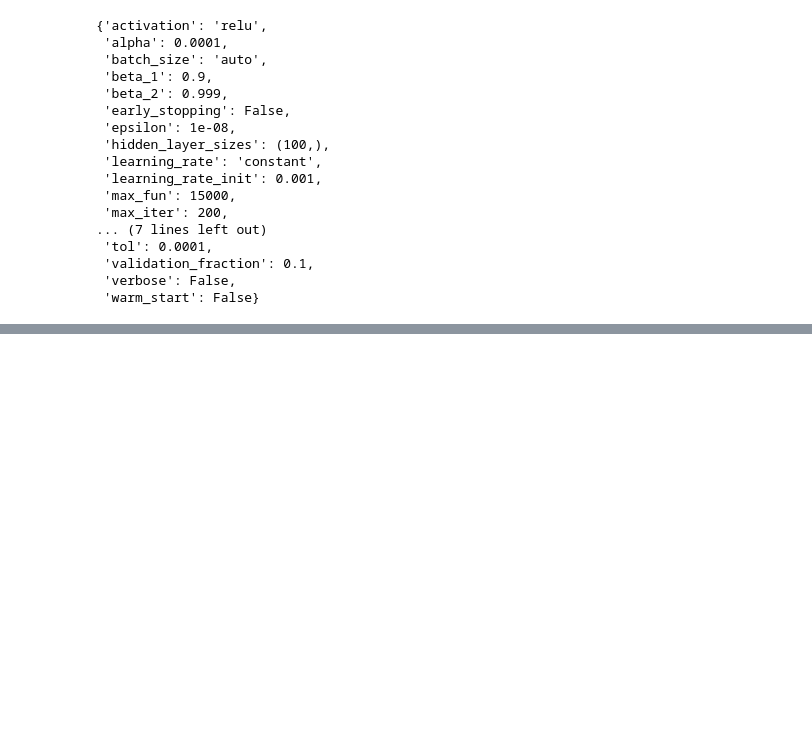
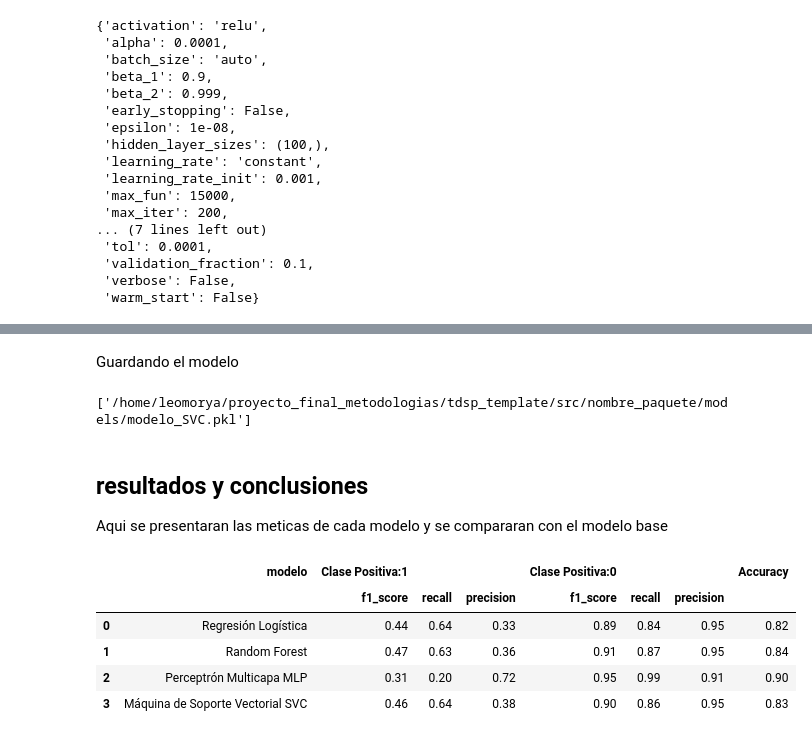
Before and after one commit to Leomorya/-MLDS6project, a Jupyter notebook: scripts/training/modelos_prueba.ipynb, the cells around one changed output, grey strips where cells are left out. Saved outputs shown, nothing was run; the diff lists cells and outputs as text; code cells hidden in the pictures; blank space fills up the shorter version.

```diff
--- a/scripts/training/modelos_prueba.ipynb
+++ b/scripts/training/modelos_prueba.ipynb
@@ -283,0 +405,39 @@ gsearch = GridSearchCV(
+# %% [markdown]
+Guardando el modelo
+# %%
+# ruta
+ruta_1 = "/home/leomorya/proyecto_final_metodologias/tdsp_template/src"
+ruta_2 = "/nombre_paquete/models"
+ruta_guarda = f"{ruta_1}{ruta_2}"
+
+joblib.dump(mejor_modelo_SVC, f'{ruta_guarda}/modelo_SVC.pkl')
+# %% [output]
+['/home/leomorya/proyecto_final_metodologias/tdsp_template/src/nombre_paquete/models/modelo_SVC.pkl']
+# %% [markdown]
+## resultados y conclusiones
+Aqui se presentaran las meticas de cada modelo y se compararan con el modelo base
+# %%
+import pandas as pd
+
+dic_models = {
+    ("modelo", ""): ["Regresión Logística", "Random Forest", "Perceptrón Multicapa MLP", "Máquina de Soporte Vectorial SVC"],
+    ("Clase Positiva:1", "f1_score"): [0.44, 0.47, 0.31, 0.46],
+    ("Clase Positiva:1", "recall"): [0.64, 0.63, 0.20, 0.64],
+    ("Clase Positiva:1", "precision"): [0.33, 0.36, 0.72, 0.38],
+    ("Clase Positiva:0", "f1_score"): [0.89, 0.91, 0.95, 0.90],
+    ("Clase Positiva:0", "recall"): [0.84, 0.87, 0.99, 0.86],
+    ("Clase Positiva:0", "precision"): [0.95, 0.95, 0.91, 0.95],
+    ("Accuracy", ""): [0.82, 0.84, 0.90, 0.83]
+}
+
+columns = pd.MultiIndex.from_tuples(dic_models.keys())
+df_metric = pd.DataFrame(dic_models, columns=columns)
+# %%
+df_metric
+# %% [output]
+|  | modelo | Clase Positiva:1 |  |  | Clase Positiva:0 |  |  | Accuracy |
+|  |  | f1_score | recall | precision | f1_score | recall | precision |  |
+| 0 | Regresión Logística | 0.44 | 0.64 | 0.33 | 0.89 | 0.84 | 0.95 | 0.82 |
+| 1 | Random Forest | 0.47 | 0.63 | 0.36 | 0.91 | 0.87 | 0.95 | 0.84 |
+| 2 | Perceptrón Multicapa MLP | 0.31 | 0.20 | 0.72 | 0.95 | 0.99 | 0.91 | 0.90 |
+| 3 | Máquina de Soporte Vectorial SVC | 0.46 | 0.64 | 0.38 | 0.90 | 0.86 | 0.95 | 0.83 |
```
Also changed, not shown: parts of 23 cells of this notebook, 2 other files.
